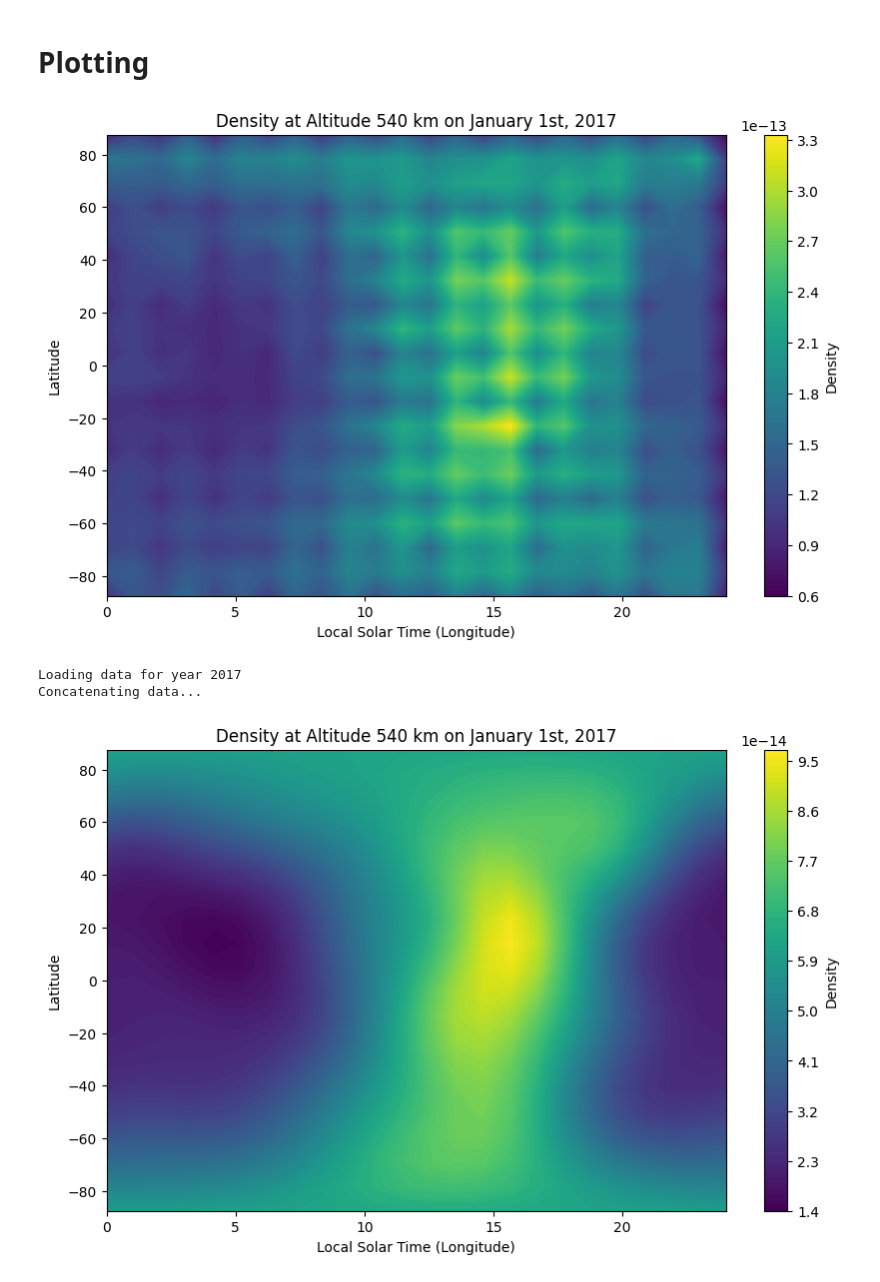
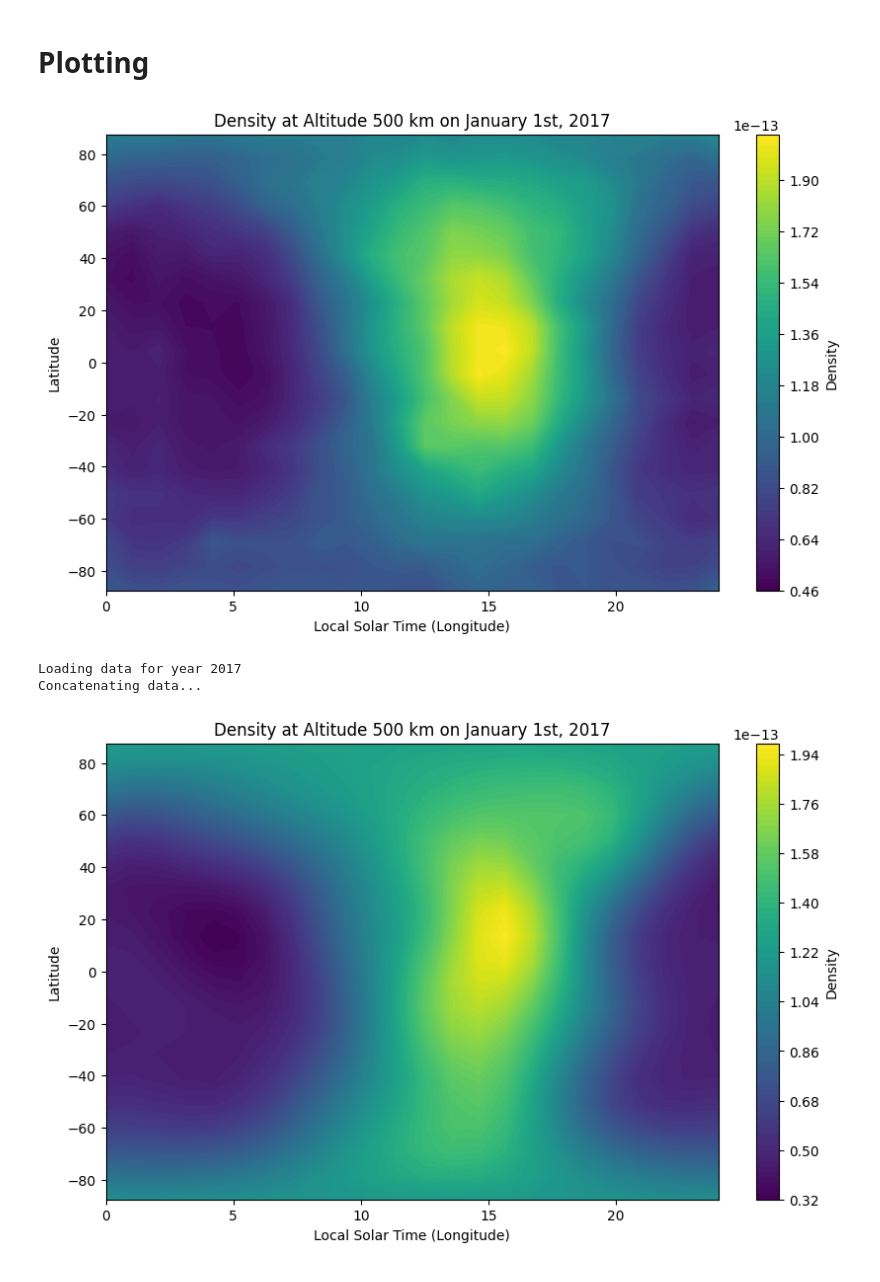
Before and after one commit to ElliotHYLee/asdf1234, a Jupyter notebook: hw1/hw1.ipynb, the cells around one changed output. Cells and saved outputs as stored; diff of their text form; code cells hidden in the pictures.

```diff
--- a/hw1/hw1.ipynb
+++ b/hw1/hw1.ipynb
@@ -19,7 +19,7 @@ Thus, expected shapes are (N, 36, 24, 20)
 # %%
 
 # Pytorch's Dataset objects. By default, reading in log10
-train, val, test, min_val, max_val = get_datasets_pytorch(train_ds=[2011, 2012, 2013, 2014, 2015, 2016], test_ds=[2017], train_ratio=0.8, shuffle=True)
+train, val, test, original_trainset= get_datasets_pytorch(train_ds=[2011, 2012, 2013, 2014, 2015, 2016], test_ds=[2017], train_ratio=0.8, shuffle=True)
 # %% [output]
 Preparing training data...
 Loading data for year 2011
@@ -35,18 +35,3 @@ Concatenating data...
 Train Set Shape: (41972, 36, 20, 24)
 Val Set Shape:  (10492, 36, 20, 24)
 Test Set Shape: (8736, 36, 20, 24)
-# %%
-
-# Forgot to scale the data in the loader script. Doing it here. [0, 1]
-def scale_data(data, min_val, max_val):
-    data = (data - min_val) / (max_val - min_val)
-    return data
-
-def unscale_data(data, min_val, max_val):
-    data = data * (max_val - min_val) + min_val
-    return data
-
-# Now, all NN's input is scaled to [-1, 1]
-train.data = scale_data(train.data, min_val, max_val)
-val.data = scale_data(val.data, min_val, max_val)
-test.data = scale_data(test.data, min_val, max_val)
@@ -68,8 +77,8 @@ class Encoder(nn.Module):
         self.fc3 = nn.Linear(32, 10)
 
     def forward(self, x):
-        x = F.relu(self.bn1(self.conv1(x)))
-        x = F.relu(self.bn2(self.conv2(x)))
+        x = self.bn1(F.relu(self.conv1(x)))
+        x = self.bn2(F.relu(self.conv2(x)))
         x = x.view(x.size(0), -1)
         x = F.relu(self.fc1(x))
         x = F.relu(self.fc2(x))
@@ -77,7 +86,7 @@ class Encoder(nn.Module):
         return x
 
 class Decoder(nn.Module):
-    def __init__(self, conv_channels=[32, 16], fc_sizes=[64, 128], output_channels=1):
+    def __init__(self):
         super(Decoder, self).__init__()
         # Fully connected layers
         self.fc1 = nn.Linear(10, 64)
@@ -89,14 +98,24 @@ class Decoder(nn.Module):
         self.deconv2 = nn.ConvTranspose2d(82, 60, kernel_size=3, stride=2, padding=1, output_padding=1)
         self.bn2 = nn.BatchNorm2d(60)
         self.deconv3 = nn.ConvTranspose2d(60, 36, kernel_size=3, stride=2, padding=1, output_padding=1)
+        # self.bn3 = nn.BatchNorm2d(36)
+        # # Additional ConvTranspose2d layers
+        # self.deconv4 = nn.ConvTranspose2d(36, 36, kernel_size=3, stride=1, padding=1, output_padding=0)
+        # self.bn4 = nn.BatchNorm2d(36)
+        # self.deconv5 = nn.ConvTranspose2d(36, 36, kernel_size=3, stride=1, padding=1, output_padding=0)
 
     def forward(self, x):
         x = F.relu(self.fc1(x))
         x = F.relu(self.fc2(x))
         x = x.view(x.size(0), 256, 1, 2)
-        x = F.relu(self.bn1(self.deconv1(x)))
-        x = F.relu(self.bn2(self.deconv2(x)))
+        x = self.bn1(F.relu(self.deconv1(x)))
+        x = self.bn2(F.relu(self.deconv2(x)))
         x = self.deconv3(x)
+
+        # x = self.bn3(F.relu(self.deconv3(x)))
+        # x = self.bn4(F.relu(self.deconv4(x)))
+        # x = self.deconv5(x)
+
         return x
 
 class Autoencoder(nn.Module):
@@ -252,7 +358,7 @@ Epoch [10/10], Train Loss: 0.0008, Validation Loss: 0.0007
 # test now
 testLoader = DataLoader(test, batch_size=64)
 # load weight from the last
-autoencoder.load_state_dict(torch.load(f'./weights/autoencoder_{num_epochs-1}.pth'))
+autoencoder.load_state_dict(torch.load(f'./weights/autoencoder_final.pth'))
 autoencoder.eval()
 test_loss = 0.0
 with torch.no_grad():
@@ -274,7 +380,7 @@ with torch.no_grad():
         outputs.append(autoencoder(inputs).cpu().numpy())
 
 outputs = np.concatenate(outputs, axis=0)
-outputs = unscale_data(outputs, min_val, max_val)
+outputs = ss.inverse_transform(outputs)
 print(outputs.shape)
 outputs = move_alt_axis_for_numpy(outputs)
 print(outputs.shape)
@@ -285,22 +391,22 @@ Test Loss: 0.0014
 # %% [markdown]
 # Plotting
 # %%
-alt = 550
+alt = 500
 
 # plot predictions
 rho_2017_pr = outputs
 rho_2017_01_01 = get_rho_at_date(rho_2017_pr, 1, 1, 2017)
 plot_rho_24(rho_2017_01_01, alt)
 
 
 # plot GT
 rho_2017 = prep_data_range([2017])
 rho_2017_01_01 = get_rho_at_date(rho_2017, 1, 1, 2017)
 plot_rho_24(rho_2017_01_01, alt)
 # for i in range(100, 800, 50):
 #     plot_rho_24(rho_2017_01_01, i)
 # %% [output]
-[figure, old version]
+[figure, new version]
 Loading data for year 2017
 Concatenating data...
-[figure, old version]
+[figure, new version]
```
Also changed, not shown: parts of 5 cells of this notebook, 12 other files.
